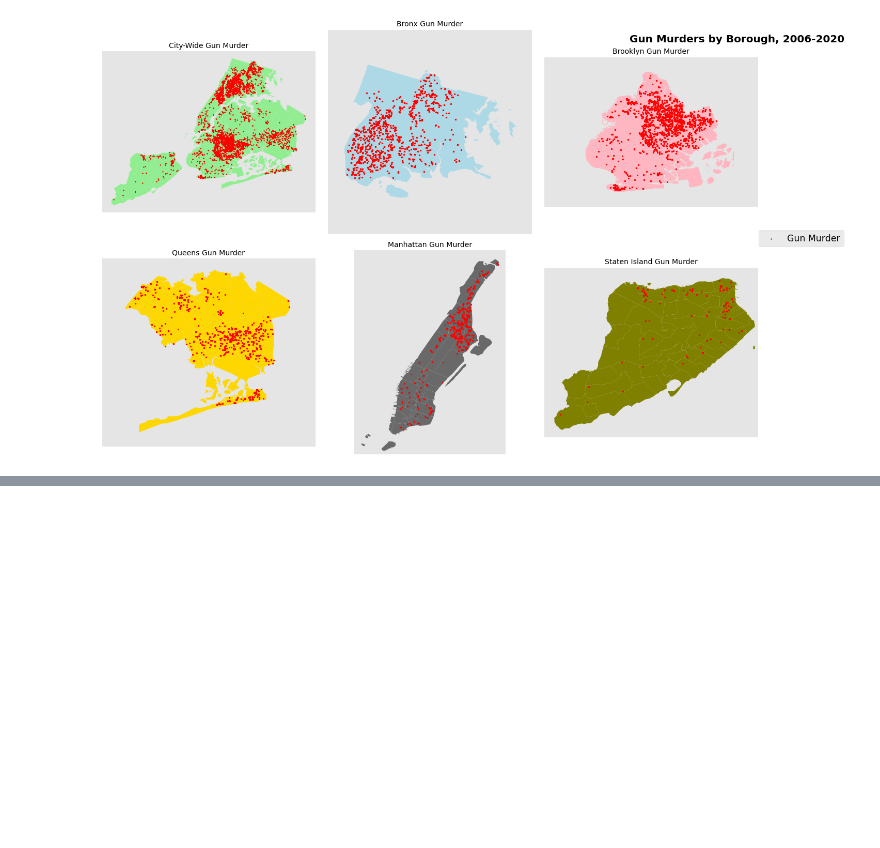
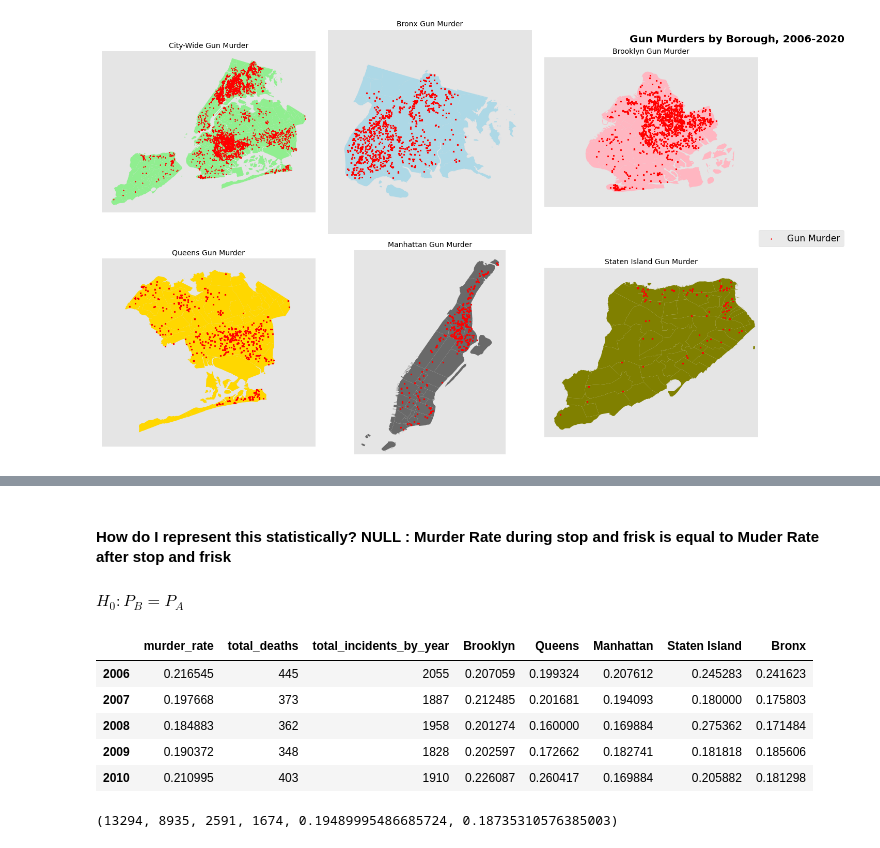
Before and after one commit to sashasabater/nyc-gun-violence, a Jupyter notebook: notebooks/EDA_STATS.ipynb, the cells around one changed output, grey strips where cells are left out. Cells and saved outputs as stored; diff of their text form; code cells hidden in the pictures; blank space fills up the shorter version.

```diff
--- a/notebooks/nypd.ipynb
+++ b/notebooks/EDA_STATS.ipynb
@@ -397,0 +335,12 @@ poverty.iloc[:6, [1,4]]
+# %% [markdown]
+#### How do I represent this statistically? NULL : Murder Rate during stop and frisk is equal to Muder Rate after stop and frisk
+   #### $H_0 : P_B = P_A$
+# %%
+yearly.head()
+# %% [output]
+|  | murder_rate | total_deaths | total_incidents_by_year | Brooklyn | Queens | Manhattan | Staten Island | Bronx |
+| 2006 | 0.216545 | 445 | 2055 | 0.207059 | 0.199324 | 0.207612 | 0.245283 | 0.241623 |
+| 2007 | 0.197668 | 373 | 1887 | 0.212485 | 0.201681 | 0.194093 | 0.180000 | 0.175803 |
+| 2008 | 0.184883 | 362 | 1958 | 0.201274 | 0.160000 | 0.169884 | 0.275362 | 0.171484 |
+| 2009 | 0.190372 | 348 | 1828 | 0.202597 | 0.172662 | 0.182741 | 0.181818 | 0.185606 |
+| 2010 | 0.210995 | 403 | 1910 | 0.226087 | 0.260417 | 0.169884 | 0.205882 | 0.181298 |
@@ -397,0 +357,4 @@ poverty.iloc[:6, [1,4]]
+# %%
+pre_inc_total, post_inc_total, pre_death_total, post_death_total, pre_rate, post_rate
+# %% [output]
+(13294, 8935, 2591, 1674, 0.19489995486685724, 0.18735310576385003)
```
Also changed, not shown: parts of 43 cells of this notebook, 1 other file.
